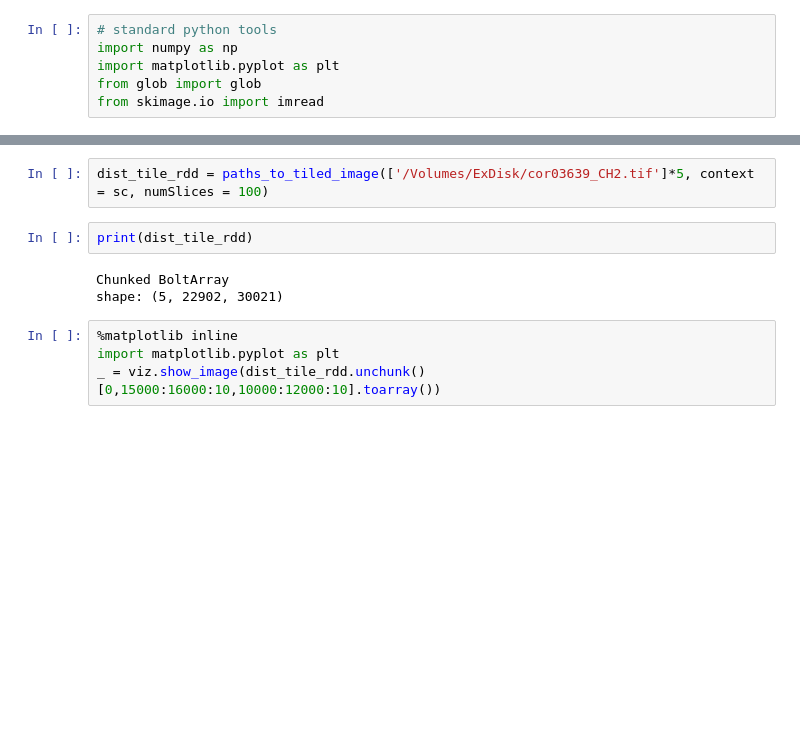
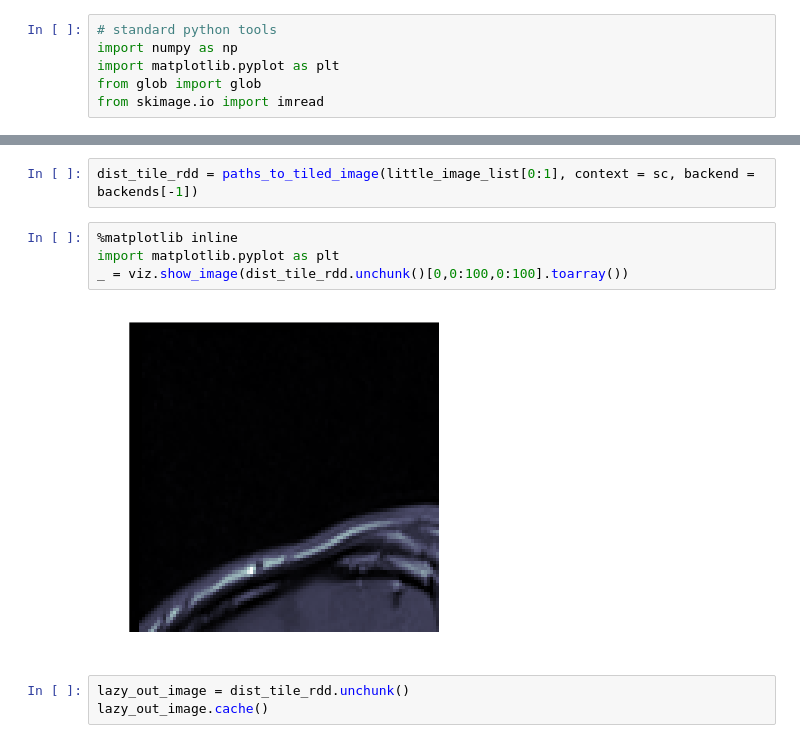
Before and after one commit to 4Quant/BBP-Setup, a Jupyter notebook: notebooks/Distributed Tile-based Reading.ipynb, the cells around one changed output, grey strips where cells are left out. Saved outputs shown, nothing was run; the diff lists cells and outputs as text; blank space fills up the shorter version.

```diff
--- a/notebooks/Distributed Tile-based Reading.ipynb
+++ b/notebooks/Distributed Tile-based Reading.ipynb
@@ -35,11 +106,11 @@ paths_to_tiled_image(paths, context=None, tile_size=(256, 256), padding=(0, 0),
-# %%
-dist_tile_rdd = paths_to_tiled_image(['/Volumes/ExDisk/cor03639_CH2.tif']*5, context = sc, numSlices = 100)
-# %%
-print(dist_tile_rdd)
-# %% [output]
-Chunked BoltArray
-shape: (5, 22902, 30021)
+# %%
+dist_tile_rdd = paths_to_tiled_image(little_image_list[0:1], context = sc, backend = backends[-1])
 # %%
 %matplotlib inline
 import matplotlib.pyplot as plt
-_ = viz.show_image(dist_tile_rdd.unchunk()[0,15000:16000:10,10000:12000:10].toarray())
+_ = viz.show_image(dist_tile_rdd.unchunk()[0,0:100,0:100].toarray())
+# %% [output]
+[figure, added]
+# %%
+lazy_out_image = dist_tile_rdd.unchunk()
+lazy_out_image.cache()
```
Also changed, not shown: parts of 11 cells of this notebook, 6 other files.
